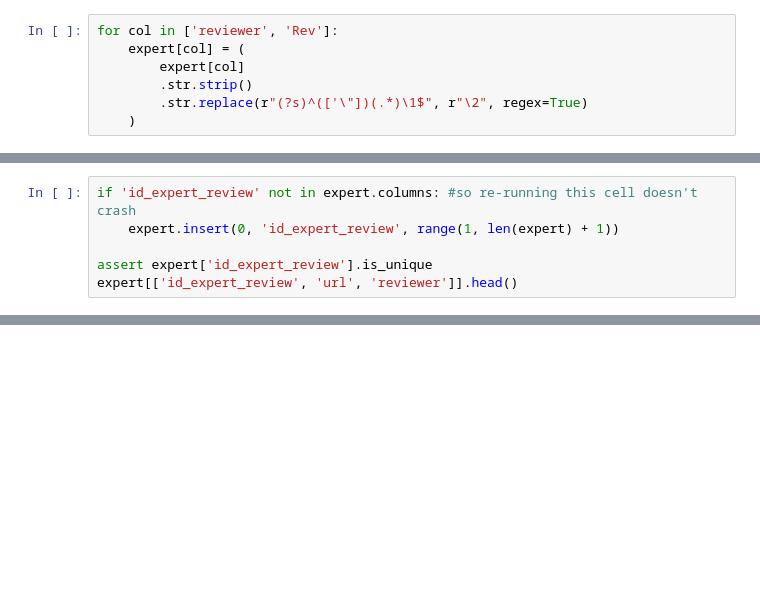
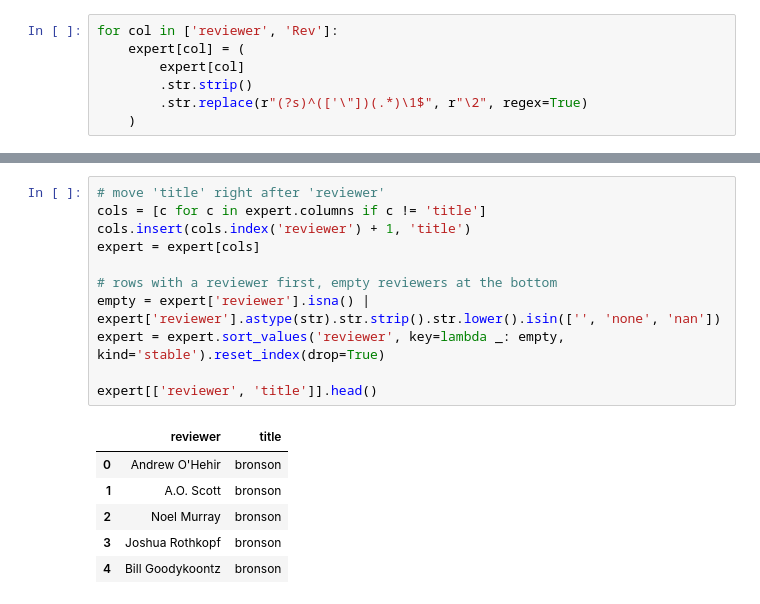
Before and after one commit to Haley-ng/DBM-Movie-Analysis, a Jupyter notebook: DDB_expert_cleaning.ipynb, the cells around one changed output, grey strips where cells are left out. Saved outputs shown, nothing was run; the diff lists cells and outputs as text; blank space fills up the shorter version.

```diff
--- a/DDB_expert_cleaning.ipynb
+++ b/DDB_expert_cleaning.ipynb
@@ -102,6 +231,0 @@ expert.head(3)
-# %%
-if 'id_expert_review' not in expert.columns: #so re-running this cell doesn't crash
-    expert.insert(0, 'id_expert_review', range(1, len(expert) + 1))
-
-assert expert['id_expert_review'].is_unique
-expert[['id_expert_review', 'url', 'reviewer']].head()
@@ -107,0 +260,18 @@ expert[['id_expert_review', 'url', 'reviewer']].head()
+# %%
+# move 'title' right after 'reviewer'
+cols = [c for c in expert.columns if c != 'title']
+cols.insert(cols.index('reviewer') + 1, 'title')
+expert = expert[cols]
+
+# rows with a reviewer first, empty reviewers at the bottom
+empty = expert['reviewer'].isna() | expert['reviewer'].astype(str).str.strip().str.lower().isin(['', 'none', 'nan'])
+expert = expert.sort_values('reviewer', key=lambda _: empty, kind='stable').reset_index(drop=True)
+
+expert[['reviewer', 'title']].head()
+# %% [output]
+|  | reviewer | title |
+| 0 | Andrew O'Hehir | bronson |
+| 1 | A.O. Scott | bronson |
+| 2 | Noel Murray | bronson |
+| 3 | Joshua Rothkopf | bronson |
+| 4 | Bill Goodykoontz | bronson |
```
Also changed, not shown: parts of 23 cells of this notebook, 1 other file.
